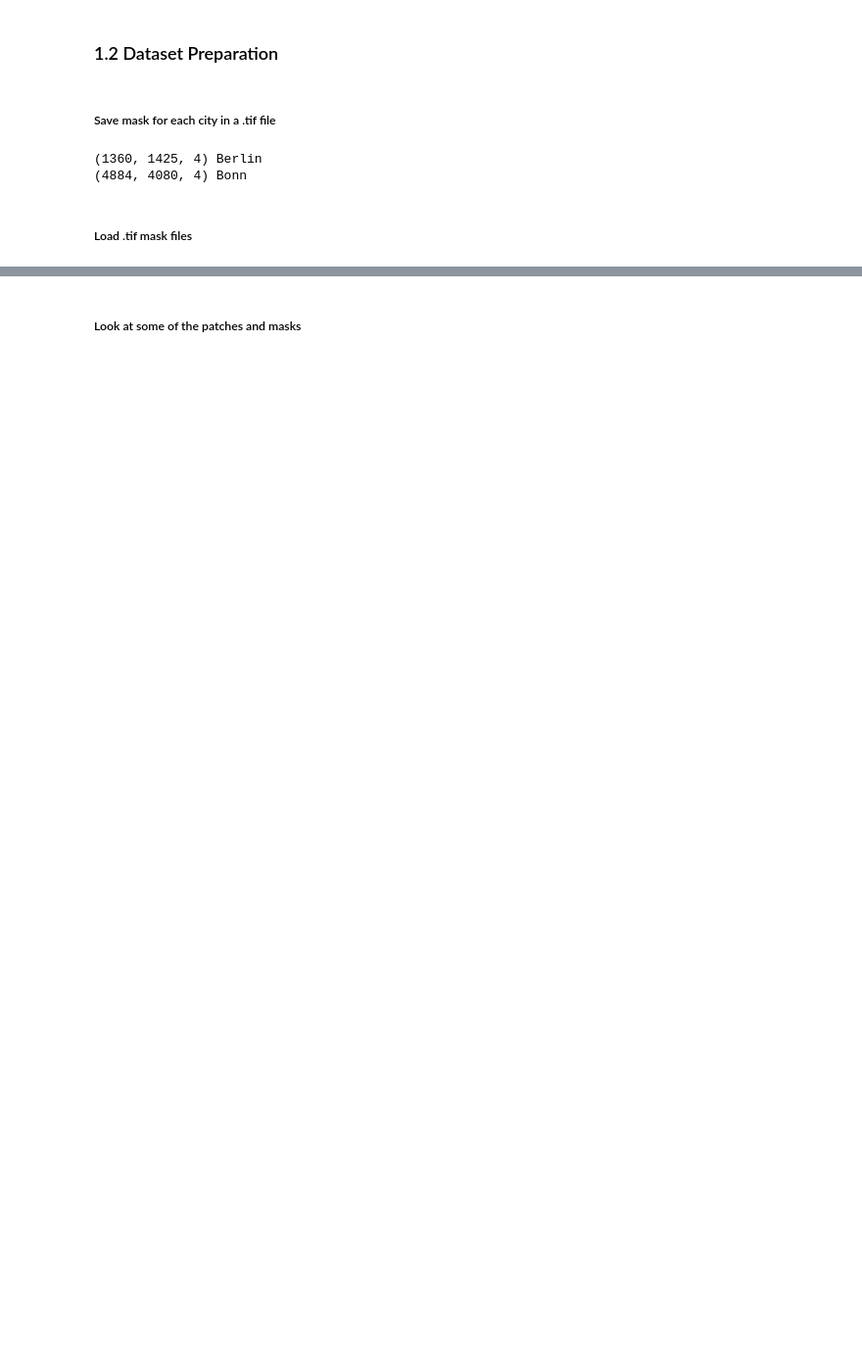
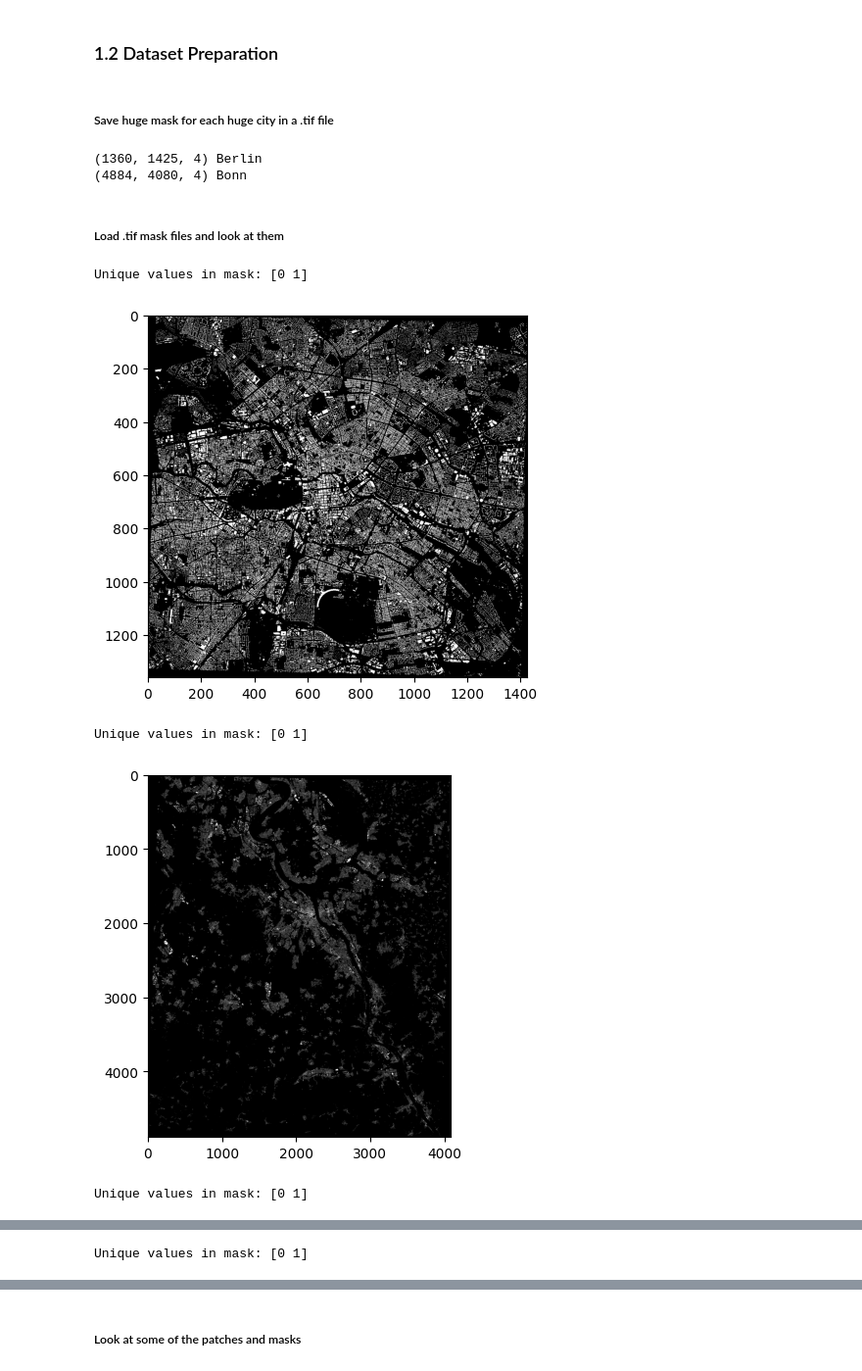
Before and after one commit to dmtschulz/satellite-image-segmentation, a Jupyter notebook: AMLS_2024_solution.ipynb, the cells around one changed output, grey strips where cells are left out. Shown at 98% size. Drawn from its saved outputs; the diff is of its cells as text; code cells hidden in the pictures; blank space fills up the shorter version.

```diff
--- a/AMLS_2024_solution.ipynb
+++ b/AMLS_2024_solution.ipynb
@@ -69,7 +69,7 @@ def save_to_shapefile(buildings_gdf, bbox, city_name):
 # %%
 # ~11 min
 cities_data = {}
-for city in city_names:
+for city in city_names[:2]:
     buildings_gdf, bbox = get_building_bbox(pyrosm_path, city)
     # Saving buildings_gdf to a shapefile
     # save_to_shapefile(buildings_gdf, bbox, city)
@@ -138,12 +114,13 @@ Sentinel-2 images downloaded successfully.
 # %% [markdown]
 ##### Buildings Plot and Images
 # %%
+#
 band_index = 1  # For single band. Band index to read (1 for B04, 2 for B03, 3 for B02, 4 for B08) (cmap=gray anyway)
 
 # Loop through each city in the dictionary and save image of the buildings of the city
 for city, data in cities_data.items():
     # Path to the Sentinel-2 L2a image of a city
-    sentinel2_path = f"acquisition_alignment/openeo_cities/{city_names[0]}/{city}.tif"
+    sentinel2_path = f"acquisition_alignment/openeo_cities/{city_names}/{city}.tif"
 
     buildings_gdf, _ = data
 
@@ -174,8 +147,9 @@ IndexError: band index 0 out of range (not in (1, 2, 3, 4))
 # %% [markdown]
 ### 1.2 Dataset Preparation
 # %% [markdown]
-##### Save mask for each city in a .tif file
+##### Save huge mask for each huge city in a .tif file
 # %%
+# 12.2 min
 import rasterio
 import numpy as np
 
@@ -184,18 +158,18 @@ patch_size = 128  # Example patch size
 
 # Load the Sentinel-2 image
 for city, data in cities_data.items():
-    image_path = f"acquisition_alignment/openeo_cities/{city}/{city}.tif"  # Iterate over each of the 10 files
+    image_path = f"acquisition_alignment/openeo_cities/{city}/{city}.tif"  # Iterate over each of the 10 Sentinel files
     buildings_gdf, _ = data
     satellite_crs = get_epsg_from_tif(image_path)
-    buildings_gdf = reproject_gdf(buildings_gdf, satellite_crs)
+    buildings_gdf = reproject_gdf(buildings_gdf, satellite_crs) # OSM to Satellite
 
     with rasterio.open(image_path) as src:
         transform = src.transform
         width = src.width
         height = src.height
 
-        # Read the image bands as integers. Bands are starting from 1 HERE (with rasterio)!
-        red = src.read(1).astype(np.float32)  # B04
+        # Read the image bands as integers. Bands are starting from 1 here (with rasterio) because its: <class 'rasterio.io.DatasetReader'> and not numpy array
+        """red = src.read(1).astype(np.float32)  # B04
         green = src.read(2).astype(np.float32)  # B03
         blue = src.read(3).astype(np.float32)  # B02
         ir = src.read(4).astype(np.float32)  # B08
@@ -206,11 +180,11 @@ for city, data in cities_data.items():
         blue = (blue - np.min(blue)) / (np.max(blue) - np.min(blue))
         ir = (ir - np.min(ir)) / (np.max(ir) - np.min(ir))
 
-        sentinel_image = np.dstack((red, green, blue, ir))  # [H, W, C]. Bands are NOW starting from 0!
-        print(sentinel_image.shape, city)
+        sentinel_image = np.dstack((red, green, blue, ir))  # [H, W, C]. Bands are starting from 0 here
+        print(sentinel_image.shape, city)"""
 
         # Create the building mask
-        buildings_mask = create_building_mask(buildings_gdf, transform, width, height)
+        buildings_mask = create_building_mask(buildings_gdf, transform, width, height) # 0/1 = black white
 
         # Save the building mask as a new .tif file
         mask_path = f'acquisition_alignment/openeo_cities/{city}/{city}_buildings_mask.tif'
@@ -230,17 +204,23 @@ for city, data in cities_data.items():
 (1360, 1425, 4) Berlin
 (4884, 4080, 4) Bonn
 # %% [markdown]
-##### Load .tif mask files
+##### Load .tif mask files and look at them
 # %%
-for city in city_names:
+for city in city_names[:4]:
     mask_path = f'acquisition_alignment/openeo_cities/{city}/{city}_buildings_mask.tif'
     # Load the building mask
     with rasterio.open(mask_path) as src:
         buildings_mask = src.read(1)  # Mask is in the first band
 
     # Check the unique values in the mask
     unique_values = np.unique(buildings_mask)
     print("Unique values in mask:", unique_values)
 
     # Display the mask with a grayscale colormap
     show(buildings_mask, cmap='gray')
+# %% [output]
+Unique values in mask: [0 1]
+[figure, added]
+Unique values in mask: [0 1]
+[figure, added]
+Unique values in mask: [0 1]
@@ -246,0 +228 @@ for city in city_names:
+Unique values in mask: [0 1]
```
Also changed, not shown: parts of 18 cells of this notebook, 1 other file.
